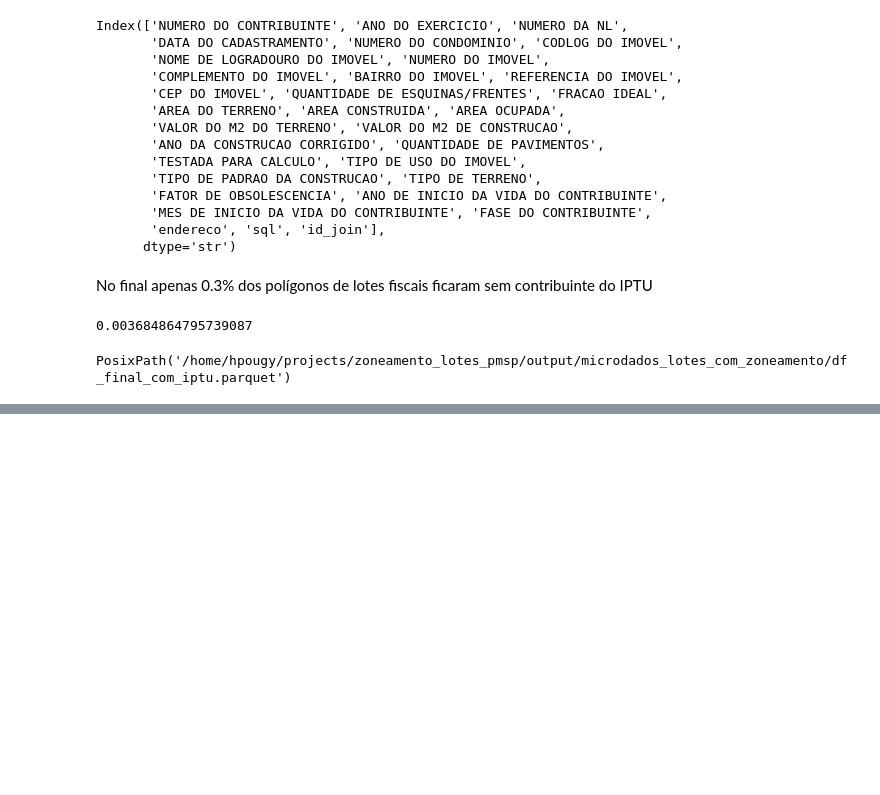
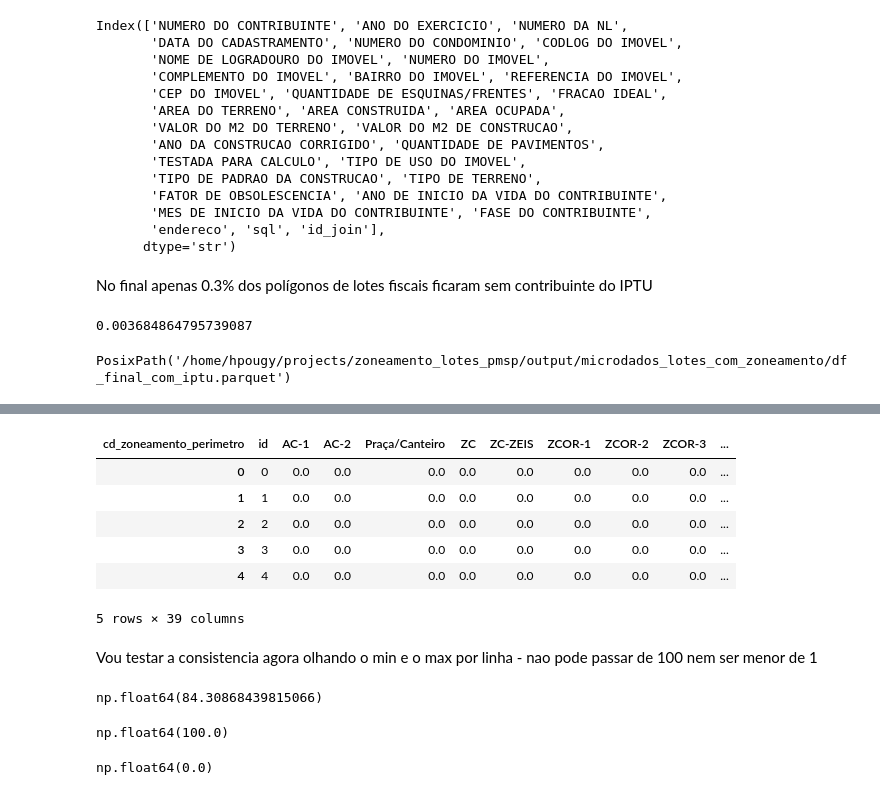
Before and after one commit to h-pgy/zoneamento_lotes_pmsp, a Jupyter notebook: 03_data_munging_final.ipynb, the cells around one changed output, grey strips where cells are left out. Cells and saved outputs as stored; diff of their text form; code cells hidden in the pictures; blank space fills up the shorter version.

Commit message:
dados finais

```diff
--- a/03_data_munging_final.ipynb
+++ b/03_data_munging_final.ipynb
@@ -580,0 +600,16 @@ PosixPath('/home/hpougy/projects/zoneamento_lotes_pmsp/output/microdados_lotes_c
+# %%
+colunas_interesse = ['cd_setor_fiscal',
+           'cd_quadra_fiscal',
+           'cd_lote',
+           'cd_condominio',
+           'cd_tipo_lote',
+           'contribuinte_iptu',
+           'endereco',
+           'id_pol_lote',
+           'id_perimetro_zoneamento',
+           'cd_zoneamento_perimetro',
+           'area_pol_lote',
+           'percentual_interseccao']
+# %%
+df_final= df_final[colunas_interesse]
+df_final.head()
@@ -580,0 +623,22 @@ PosixPath('/home/hpougy/projects/zoneamento_lotes_pmsp/output/microdados_lotes_c
+# %%
+df_final['id'] = df_final.reset_index().index
+# %%
+colunas_dados = [
+    'id',
+    'cd_zoneamento_perimetro',
+    'percentual_interseccao'
+]
+# %%
+dados = df_final[colunas_dados].pivot(index='id',columns='cd_zoneamento_perimetro', values='percentual_interseccao').fillna(0)
+dados = dados.reset_index()
+dados.head()
+# %% [output]
+| cd_zoneamento_perimetro | id | AC-1 | AC-2 | Praça/Canteiro | ZC | ZC-ZEIS | ZCOR-1 | ZCOR-2 | ZCOR-3 | ... |
+| 0 | 0 | 0.0 | 0.0 | 0.0 | 0.0 | 0.0 | 0.0 | 0.0 | 0.0 | ... |
+| 1 | 1 | 0.0 | 0.0 | 0.0 | 0.0 | 0.0 | 0.0 | 0.0 | 0.0 | ... |
+| 2 | 2 | 0.0 | 0.0 | 0.0 | 0.0 | 0.0 | 0.0 | 0.0 | 0.0 | ... |
+| 3 | 3 | 0.0 | 0.0 | 0.0 | 0.0 | 0.0 | 0.0 | 0.0 | 0.0 | ... |
+| 4 | 4 | 0.0 | 0.0 | 0.0 | 0.0 | 0.0 | 0.0 | 0.0 | 0.0 | ... |
+5 rows × 39 columns
+# %% [markdown]
+Vou testar a consistencia agora olhando o min e o max por linha - nao pode passar de 100 nem ser menor de 1
@@ -580,0 +647,13 @@ PosixPath('/home/hpougy/projects/zoneamento_lotes_pmsp/output/microdados_lotes_c
+# %%
+#lembramos do EDA qeu o total pode ser menor porqeu tem lotes que tem viário dentro e o zoneamento nao compreende o viario
+total.mean()
+# %% [output]
+np.float64(84.30868439815066)
+# %%
+total.max()
+# %% [output]
+np.float64(100.0)
+# %%
+total.min()
+# %% [output]
+np.float64(0.0)
```
Also changed, not shown: parts of 25 cells of this notebook, 1 other file.
